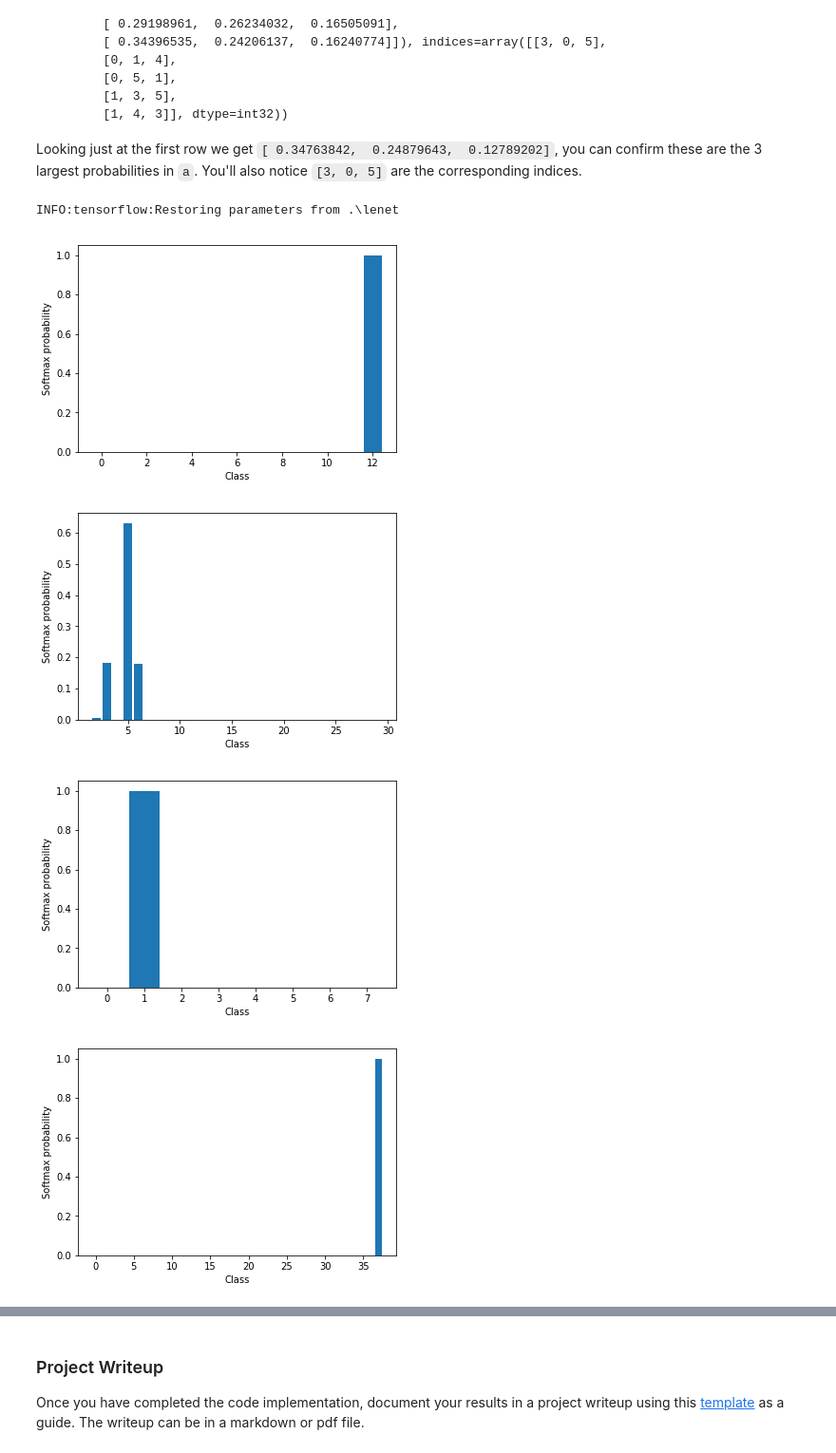
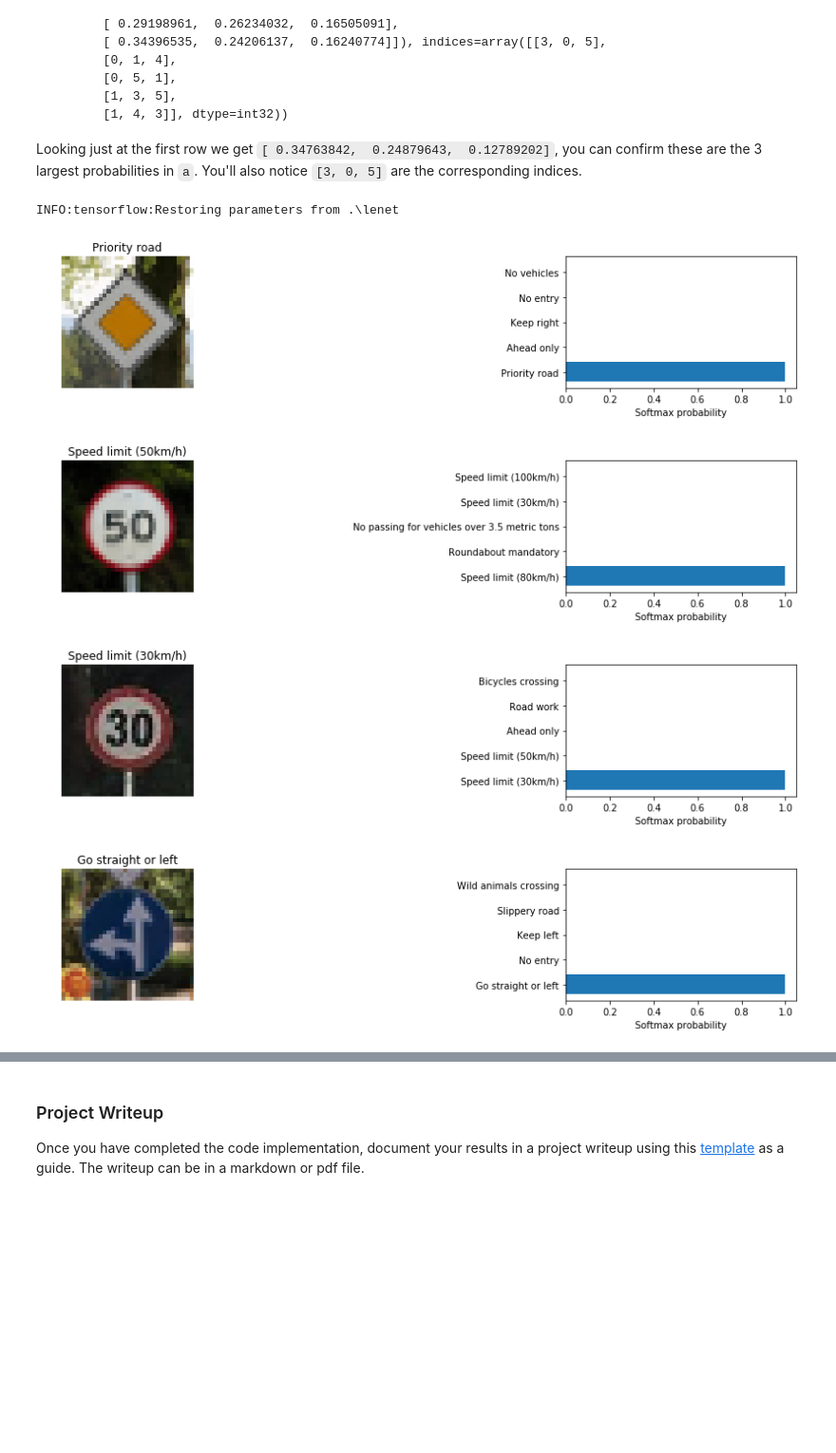
Before and after one commit to SynapticSugar/CarND-Traffic-Sign-Classifier-Project, a Jupyter notebook: Traffic_Sign_Classifier.ipynb, the cells around one changed output, grey strips where cells are left out. Shown at 95% size. Saved outputs shown, nothing was run; the diff lists cells and outputs as text; code cells hidden in the pictures; blank space fills up the shorter version.

Commit message:
Latest notebook.

```diff
--- a/Traffic_Sign_Classifier.ipynb
+++ b/Traffic_Sign_Classifier.ipynb
@@ -402,14 +414,14 @@ k_pred = tf.placeholder(tf.int32)
 #Training Pipeline
 EPOCHS = 20
 BATCH_SIZE = 128
-rate = 0.001
+rate = 0.0007
 decay = 1.0
 drop = 0.5
 
 logits = LeNet(x, n_depth)
 cross_entropy = tf.nn.softmax_cross_entropy_with_logits(labels=one_hot_y, logits=logits)
 loss_operation = tf.reduce_mean(cross_entropy)
-optimizer = tf.train.AdamOptimizer(learning_rate = rate)
+optimizer = tf.train.AdamOptimizer(learning_rate = rate)#, epsilon = 1e-3)
 #optimizer = tf.train.GradientDescentOptimizer(learning_rate = learning_rate)
 
 #Model Evaluation
@@ -470,13 +482,6 @@ with tf.Session() as sess:
 
     saver.save(sess, './lenet')
     print("Model saved")
-
-#Evaluate Model
-with tf.Session() as sess:
-    saver.restore(sess, tf.train.latest_checkpoint('.'))
-
-    test_loss, test_accuracy = evaluate(X_test, y_test)
-    print("Test Accuracy = {:.3f}".format(test_accuracy))
 # %% [output]
 Training...
 
@@ -555,7 +570,7 @@ plt.show()
 ### Run the predictions here and use the model to output the prediction for each image.
 ### Make sure to pre-process the images with the same pre-processing pipeline used earlier.
 ### Feel free to use as many code cells as needed.
-
+X_wild_orig = X_wild
 X_wild = preprocess_data(X_wild)
 
 #Evaluate Model
@@ -574,8 +589,10 @@ def evaluate_prediction(X, y):
 
 with tf.Session() as sess:
     saver.restore(sess, tf.train.latest_checkpoint('.'))
+    print("|  Image                      |   Predicton               |")
+    print("|:---------------------------:|:--------------------------|")
     for i in range(0,5,1):
         p,c = evaluate_prediction(X_wild[i], y_wild[i])
-        print(p,c)
+        print("| ", text_labels[y_wild[i]], " | ", text_labels[p[0]], "|")
 # %% [output]
 INFO:tensorflow:Restoring parameters from .\lenet
@@ -639,17 +658,24 @@ Looking just at the first row we get `[ 0.34763842,  0.24879643,  0.12789202]`,
 # %%
 ### Print out the top five softmax probabilities for the predictions on the German traffic sign images found on the web.
 ### Feel free to use as many code cells as needed.
 with tf.Session() as sess:
     saver.restore(sess, tf.train.latest_checkpoint('.'))
     for i in range(0,5,1):
+        plt.figure(figsize=(15, 15))
         top5 = evaluate_topk(X_wild[i], 5)
-        plt.bar(top5.indices[0], top5.values[0])
-        plt.xlabel("Class")
-        plt.ylabel('Softmax probability')
+        plt.subplot(5, 3, 3*i + 1)
+        plt.imshow(X_wild_orig[i])
+        plt.title(text_labels[y_wild[i]])
+        plt.axis('off')
+        plt.subplot(5, 3, 3*i + 3)
+        plt.xlabel('Softmax probability')
+        plt.barh(np.arange(1, 6, 1), top5.values[0])
+        txt=[text_labels[j] for j in top5.indices[0]]
+        plt.yticks(np.arange(1, 6, 1), txt)
         plt.show()
 # %% [output]
 INFO:tensorflow:Restoring parameters from .\lenet
-[figure, old version]
+[figure, new version]
-[figure, old version]
+[figure, new version]
-[figure, old version]
+[figure, new version]
-[figure, old version]
+[figure, new version]
```
Also changed, not shown: parts of 12 cells of this notebook.
